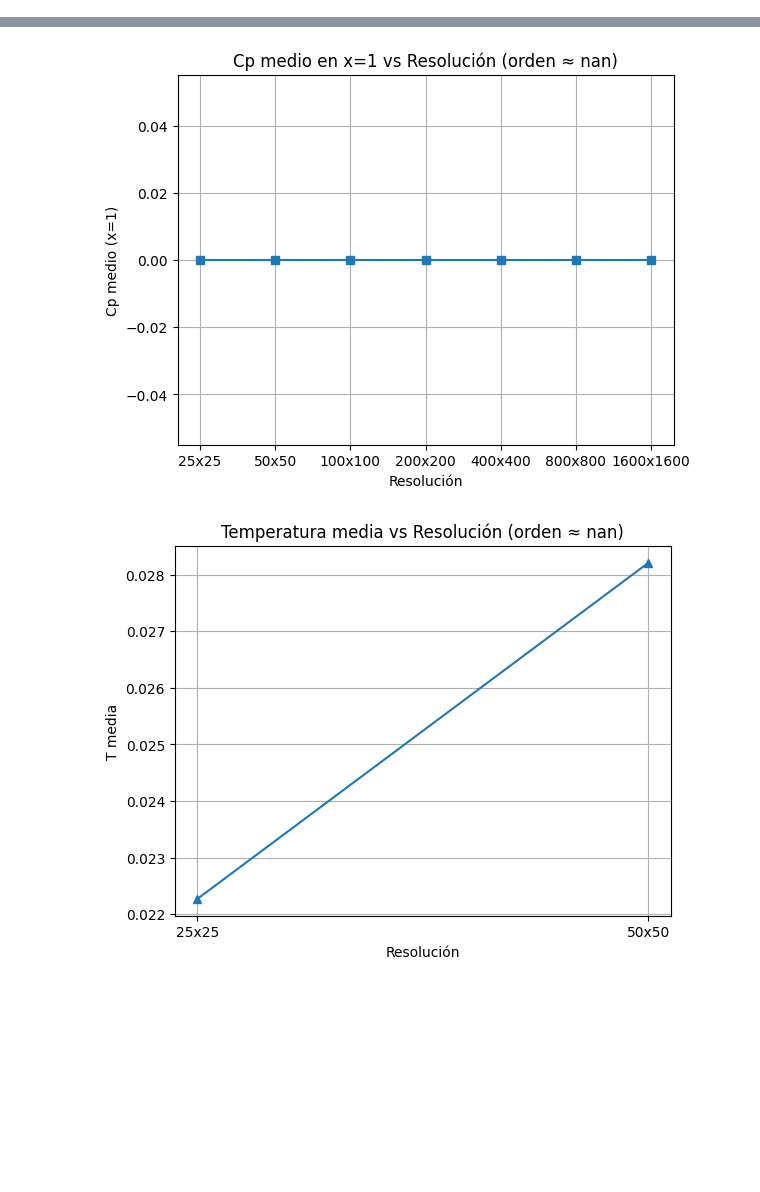
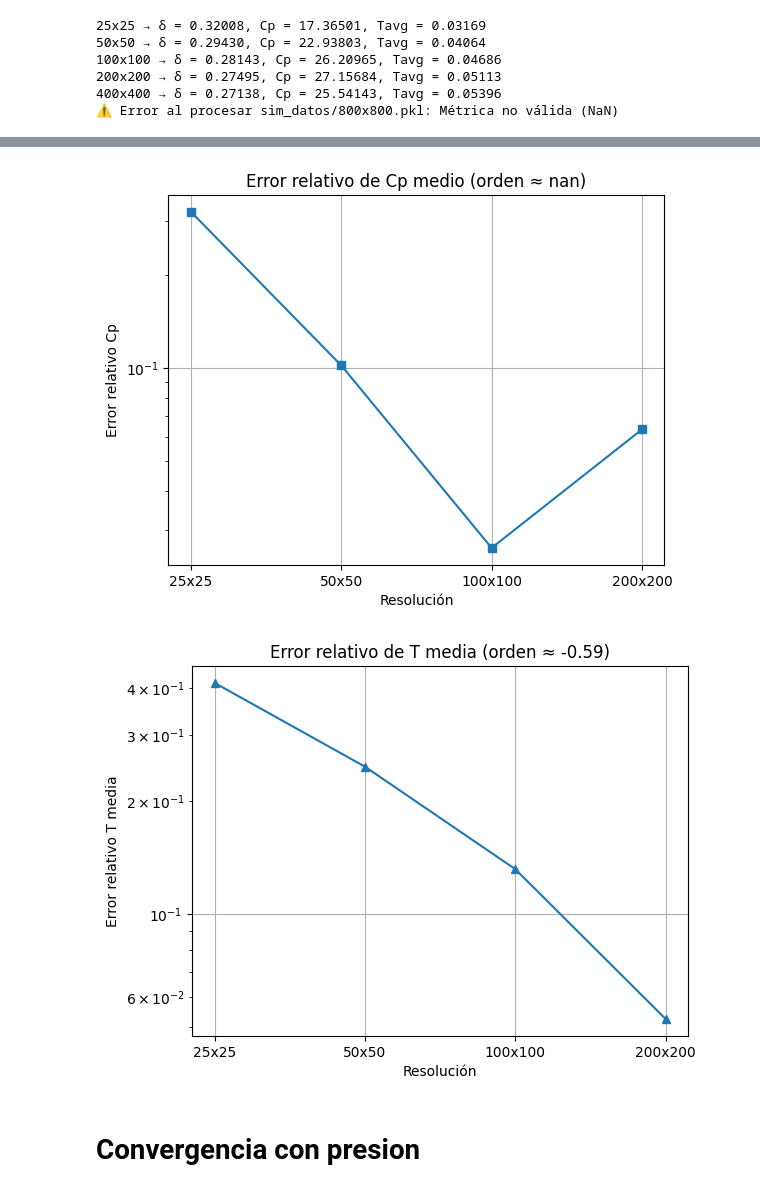
Before and after one commit to angelgvillatoro/bullville_M1, a Jupyter notebook: phd/optimizado.ipynb, the cells around one changed output, grey strips where cells are left out. Drawn from its saved outputs; the diff is of its cells as text; code cells hidden in the pictures; blank space fills up the shorter version.

```diff
--- a/phd/optimizado.ipynb
+++ b/phd/optimizado.ipynb
@@ -190,19 +0,0 @@ Error:
-# %%
-import time
-
-nx, ny = 1600, 1600
-carpeta = 'simulacion_alta_resolucion'
-
-if not os.path.exists(carpeta):
-    os.makedirs(carpeta)
-
-print(f"\n🚀 Iniciando simulación de alta resolución {nx}x{ny}...")
-t0 = time.time()
-sim = run_simulation(nx, ny)
-t1 = time.time()
-print(f"🕒 Tiempo de ejecución: {t1 - t0:.2f} segundos")
-
-archivo = os.path.join(carpeta, f"{nx}x{ny}.pkl")
-with open(archivo, 'wb') as f:
-    pickle.dump(sim, f)
-print(f"✅ Simulación de alta resolución guardada: {archivo}")
@@ -394,20 +118,16 @@ import matplotlib.pyplot as plt
 
 # --- MÉTRICAS ADAPTADAS ---
 
-def calcular_boundary_layer_thickness_veloc(u, v, X_star, Y_star, vel_level=0.9):
-    """
-    Interpola la altura en x=1 donde la magnitud de la velocidad cruza vel_level.
-    """
-    x_index = np.argmin(np.abs(X_star[0] - 1.0))
+def calcular_boundary_layer_thickness_veloc(u, v, X_star, Y_star, vel_level=0.9, x_target=1.0):
+    x_index = np.argmin(np.abs(X_star[0] - x_target))
     y = Y_star[:, x_index]
     u_col = np.sqrt(u[:, x_index]**2 + v[:, x_index]**2)
-
     for i in range(len(u_col) - 1):
         if (u_col[i] < vel_level and u_col[i+1] > vel_level) or (u_col[i] > vel_level and u_col[i+1] < vel_level):
             dy = y[i+1] - y[i]
             du = u_col[i+1] - u_col[i]
             return y[i] + (vel_level - u_col[i]) * dy / du
-    return y[-1]  # no se cruzó
+    return np.nan  # mejor que y[-1], pues permite detectar error
 
 def calcular_coeficiente_presion_derecha(p, X_star):
     j = np.argmin(np.abs(X_star[-1] - 1.0))
@@ -426,6 +146,15 @@ def orden_convergencia(f1, f2, f3, r):
 # --- GRÁFICAS ---
 def representar_convergencia(res_labels, delta_vals, cp_vals, Tavg_vals):
     r = 2
+    delta_ref = delta_vals[-1]
+    cp_ref = cp_vals[-1]
+    Tavg_ref = Tavg_vals[-1]
+
+    delta_errs = [abs(d - delta_ref) / delta_ref for d in delta_vals[:-1]]
+    cp_errs = [abs(c - cp_ref) / cp_ref for c in cp_vals[:-1]]
+    Tavg_errs = [abs(t - Tavg_ref) / Tavg_ref for t in Tavg_vals[:-1]]
+    labels_err = res_labels[:len(delta_errs)]
+
     if len(delta_vals) >= 3:
         p_delta = orden_convergencia(delta_vals[-3], delta_vals[-2], delta_vals[-1], r)
         p_cp = orden_convergencia(cp_vals[-3], cp_vals[-2], cp_vals[-1], r)
@@ -434,31 +163,34 @@ def representar_convergencia(res_labels, delta_vals, cp_vals, Tavg_vals):
         p_delta = p_cp = p_T = np.nan
 
     plt.figure()
-    plt.plot(res_labels, delta_vals, marker='o')
-    plt.title(f'Capa límite en x=1 vs Resolución (orden ≈ {p_delta:.2f})')
+    plt.plot(labels_err, delta_errs, marker='o')
+    plt.yscale('log')
+    plt.title(f'Error relativo de δ (orden ≈ {p_delta:.2f})')
     plt.xlabel('Resolución')
-    plt.ylabel('δ (x=1)')
+    plt.ylabel('Error relativo δ')
     plt.grid()
 
     plt.figure()
-    plt.plot(res_labels, cp_vals, marker='s')
-    plt.title(f'Cp medio en x=1 vs Resolución (orden ≈ {p_cp:.2f})')
+    plt.plot(labels_err, cp_errs, marker='s')
+    plt.yscale('log')
+    plt.title(f'Error relativo de Cp medio (orden ≈ {p_cp:.2f})')
     plt.xlabel('Resolución')
-    plt.ylabel('Cp medio (x=1)')
+    plt.ylabel('Error relativo Cp')
     plt.grid()
 
     plt.figure()
-    plt.plot(res_labels, Tavg_vals, marker='^')
-    plt.title(f'Temperatura media vs Resolución (orden ≈ {p_T:.2f})')
+    plt.plot(labels_err, Tavg_errs, marker='^')
+    plt.yscale('log')
+    plt.title(f'Error relativo de T media (orden ≈ {p_T:.2f})')
     plt.xlabel('Resolución')
-    plt.ylabel('T media')
+    plt.ylabel('Error relativo T media')
     plt.grid()
 
     plt.show()
 
 # --- CARGA Y PROCESAMIENTO ---
 carpeta = 'sim_datos'
-resoluciones = [(25, 25), (50, 50), (100, 100), (200, 200), (400, 400), (800, 800), (1600, 1600)]
+resoluciones = [(25, 25), (50, 50), (100, 100), (200, 200), (400, 400), (800, 800)]  # , (1600, 1600)
 
 delta_vals, cp_vals, Tavg_vals, labels = [], [], [], []
 
@@ -483,13 +215,25 @@ for nx, ny in resoluciones:
         cp = calcular_coeficiente_presion_derecha(p, X_star)
         Tavg = calcular_temperatura_media(T)
 
+        if any(np.isnan([delta, cp, Tavg])):
+            raise ValueError("Métrica no válida (NaN)")
+
         delta_vals.append(delta)
         cp_vals.append(cp)
         Tavg_vals.append(Tavg)
         labels.append(f"{nx}x{ny}")
+
+        print(f"{nx}x{ny} → δ = {delta:.5f}, Cp = {cp:.5f}, Tavg = {Tavg:.5f}")
+
     except Exception as e:
         print(f"⚠️ Error al procesar {archivo}: {e}")
 
 # --- MOSTRAR RESULTADOS ---
 representar_convergencia(labels, delta_vals, cp_vals, Tavg_vals)
 # %% [output]
+25x25 → δ = 0.32008, Cp = 17.36501, Tavg = 0.03169
+50x50 → δ = 0.29430, Cp = 22.93803, Tavg = 0.04064
+100x100 → δ = 0.28143, Cp = 26.20965, Tavg = 0.04686
+200x200 → δ = 0.27495, Cp = 27.15684, Tavg = 0.05113
+400x400 → δ = 0.27138, Cp = 25.54143, Tavg = 0.05396
+⚠️ Error al procesar sim_datos/800x800.pkl: Métrica no válida (NaN)
@@ -497,5 +241,7 @@ representar_convergencia(labels, delta_vals, cp_vals, Tavg_vals)
-[figure, old version]
+[figure, new version]
-[figure, old version]
+[figure, new version]
+# %% [markdown]
+# Convergencia con presion
 # %%
 import os
 import pickle
```
Also changed, not shown: parts of 15 cells of this notebook, 14 other files.
